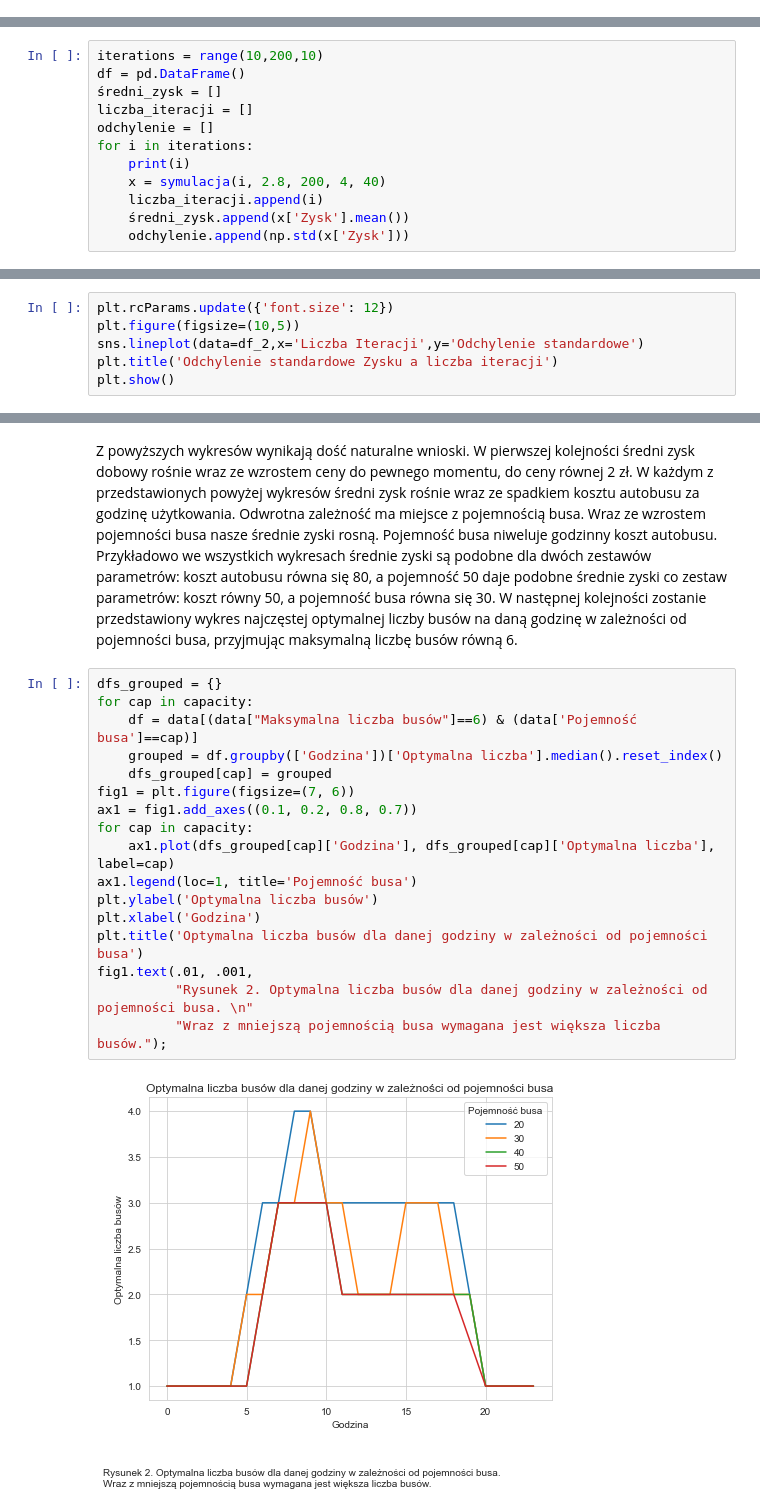
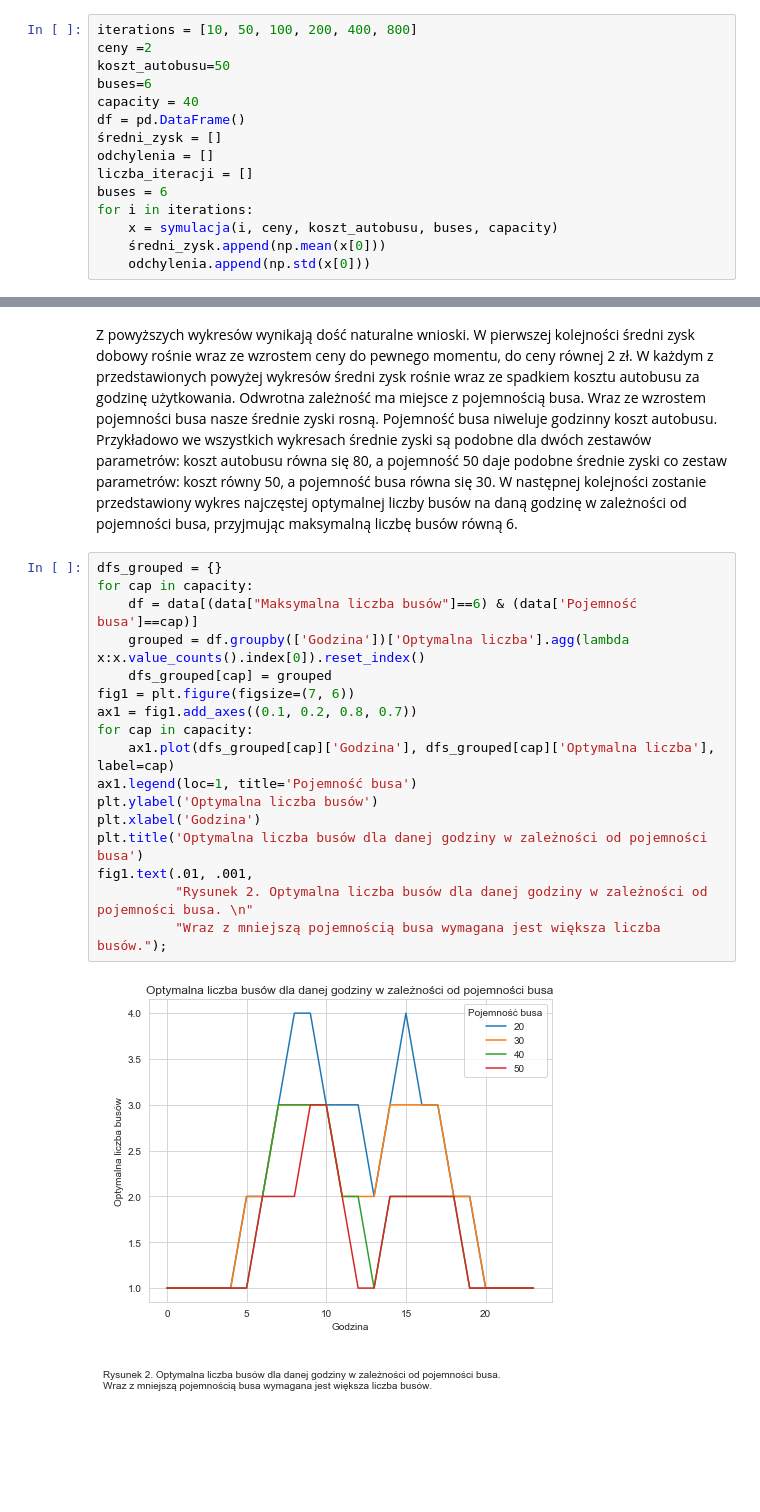
Before and after one commit to fmordarski/Passengers-simulation, a Jupyter notebook: Raport_MZK.ipynb, the cells around one changed output, grey strips where cells are left out. Drawn from its saved outputs; the diff is of its cells as text; blank space fills up the shorter version.

```diff
--- a/Raport_MZK.ipynb
+++ b/Raport_MZK.ipynb
@@ -781,0 +656,15 @@ plt.show()
+# %%
+iterations = [10, 50, 100, 200, 400, 800]
+ceny =2
+koszt_autobusu=50
+buses=6
+capacity = 40
+df = pd.DataFrame()
+średni_zysk = []
+odchylenia = []
+liczba_iteracji = []
+buses = 6
+for i in iterations:
+    x = symulacja(i, ceny, koszt_autobusu, buses, capacity)
+    średni_zysk.append(np.mean(x[0]))
+    odchylenia.append(np.std(x[0]))
@@ -786,12 +683,0 @@ W dalszym kroku przeprowadzono analizę wartości odchylenia standardowego zysku
-# %%
-iterations = range(10,200,10)
-df = pd.DataFrame()
-średni_zysk = []
-liczba_iteracji = []
-odchylenie = []
-for i in iterations:
-    print(i)
-    x = symulacja(i, 2.8, 200, 4, 40)
-    liczba_iteracji.append(i)
-    średni_zysk.append(x['Zysk'].mean())
-    odchylenie.append(np.std(x['Zysk']))
@@ -820,6 +683,0 @@ df_2 = pd.concat([pd.Series(średni_zysk),pd.Series(list(liczba_iteracji)),pd.Se
-# %%
-plt.rcParams.update({'font.size': 12})
-plt.figure(figsize=(10,5))
-sns.lineplot(data=df_2,x='Liczba Iteracji',y='Odchylenie standardowe')
-plt.title('Odchylenie standardowe Zysku a liczba iteracji')
-plt.show()
@@ -893,20 +750,20 @@ Z powyższych wykresów wynikają dość naturalne wnioski. W pierwszej kolejno
 # %%
 dfs_grouped = {}
 for cap in capacity:
     df = data[(data["Maksymalna liczba busów"]==6) & (data['Pojemność busa']==cap)]
-    grouped = df.groupby(['Godzina'])['Optymalna liczba'].median().reset_index()
+    grouped = df.groupby(['Godzina'])['Optymalna liczba'].agg(lambda x:x.value_counts().index[0]).reset_index()
     dfs_grouped[cap] = grouped
 fig1 = plt.figure(figsize=(7, 6))
 ax1 = fig1.add_axes((0.1, 0.2, 0.8, 0.7))
 for cap in capacity:
     ax1.plot(dfs_grouped[cap]['Godzina'], dfs_grouped[cap]['Optymalna liczba'], label=cap)
 ax1.legend(loc=1, title='Pojemność busa')
 plt.ylabel('Optymalna liczba busów')
 plt.xlabel('Godzina')
 plt.title('Optymalna liczba busów dla danej godziny w zależności od pojemności busa')
 fig1.text(.01, .001,
           "Rysunek 2. Optymalna liczba busów dla danej godziny w zależności od pojemności busa. \n"
           "Wraz z mniejszą pojemnością busa wymagana jest większa liczba busów.");
 # %% [output]
-[figure, old version]
+[figure, new version]
 # %% [markdown]
```
Also changed, not shown: parts of 35 cells of this notebook, 1 other file.
